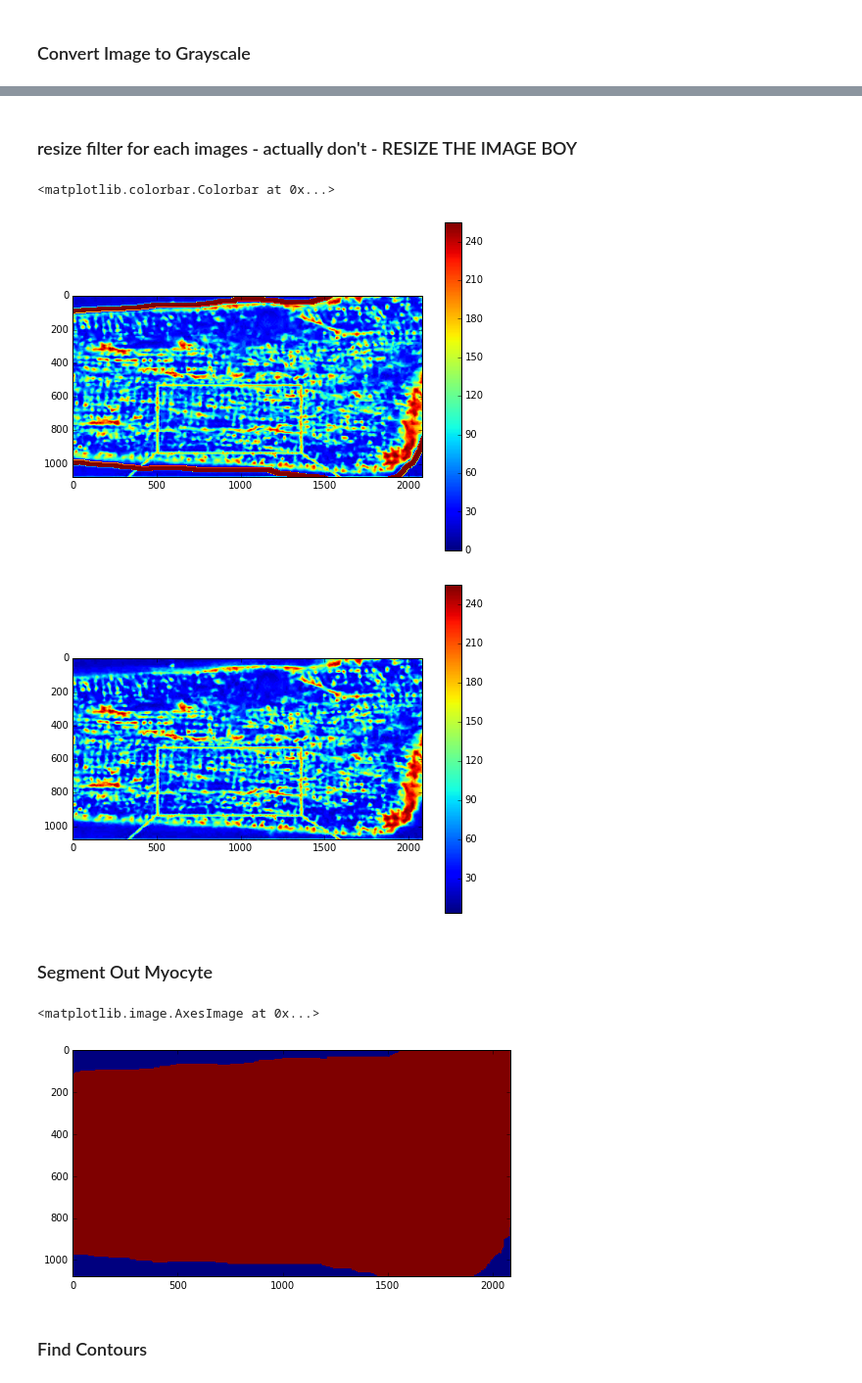
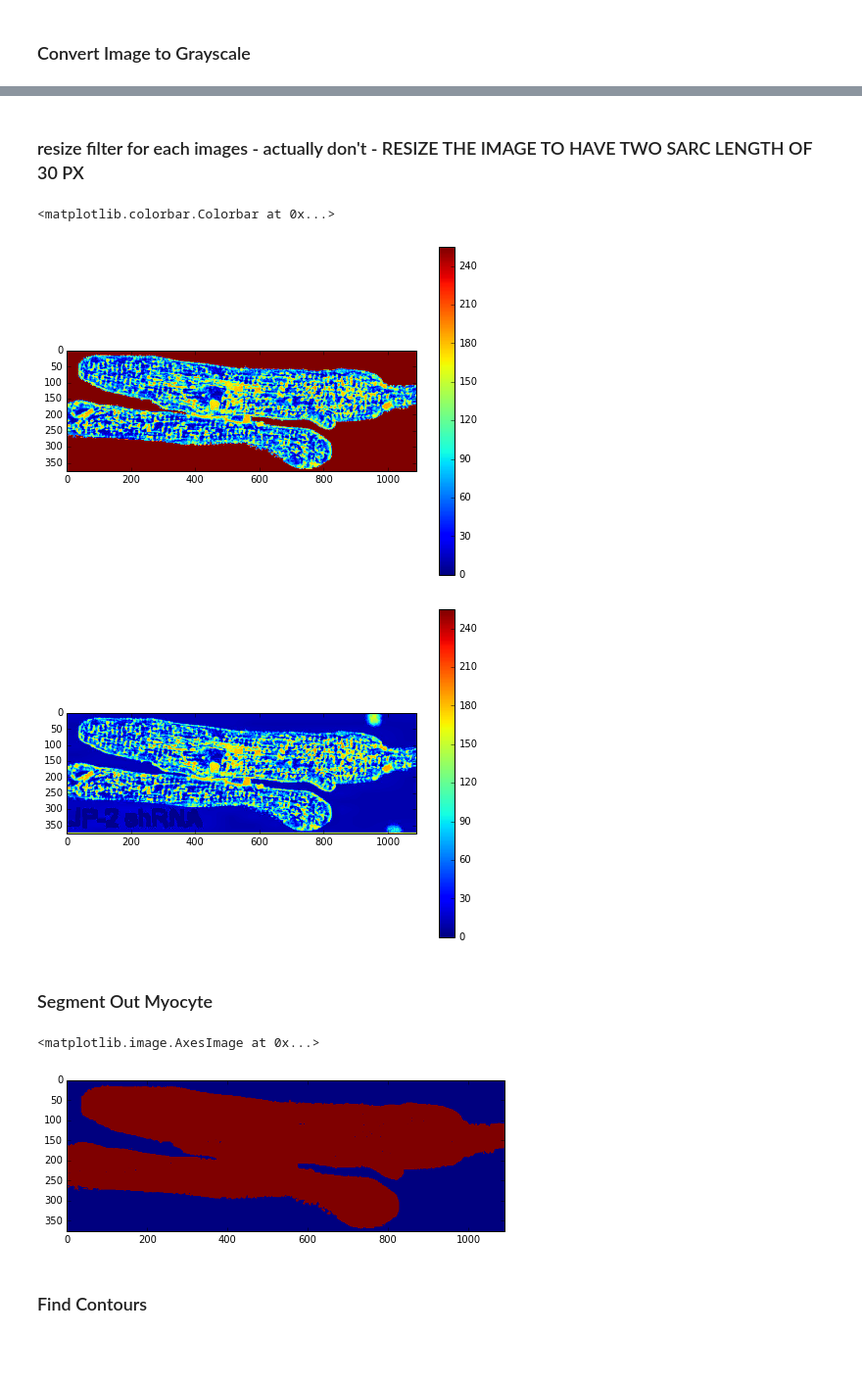
Before and after one commit to huskeypm/sparkdetection, a Jupyter notebook: mach/myocyte_filter_statistics.ipynb, the cells around one changed output, grey strips where cells are left out. Shown at 98% size. Saved outputs shown, nothing was run; the diff lists cells and outputs as text; code cells hidden in the pictures; blank space fills up the shorter version.

```diff
--- a/mach/myocyte_filter_statistics.ipynb
+++ b/mach/myocyte_filter_statistics.ipynb
@@ -292,12 +319,21 @@ sarcolemmaSizeInImages = 9.
+# %%
+boxHeight = 30
+
+filterTwoSarcSize = 25.
+resizedTwoSarcSize = 30. # setting this to be just slightly above the filter size
 # %% [markdown]
 ### Read in Myocyte Image and Filter
 # %%
 root = "./images/Full_Myocytes/"
 #fileName = "WeiRV_earlyHF_enhanced_Loss1.png"
-#fileNameCutaway = "Wei_JP2knockdown_enhanced_cutaway.png"
-fileNameCutaway = "SongHF_enhanced_cutaway.png"
-#fileName = "Wei_JP2knockdown_enhanced.png"
-fileName = "SongHF_enhanced.png"
+fileName = "Wei_JP2knockdown_enhanced.png"
+fileNameCutaway = "Wei_JP2knockdown_enhanced_cutaway.png"
+
+#fileNameCutaway = "SongHF_enhanced_cutaway.png"
+#fileName = "SongHF_enhanced.png"
+
+#fileName = 'Guo2013Fig1C_enhanced.png'
+#fileNameCutaway = 'Guo2013Fig1C_enhanced_cutaway.png'
 
 mask = True
 if mask:
@@ -310,3 +348,10 @@ imgDim = np.shape(imgCutaway)[:2]
+# %%
+if fileName == 'SongHF_enhanced.png':
+    twoSarcSizeImg = 16. # [px]
+if fileName == 'Wei_JP2knockdown_enhanced.png':
+    twoSarcSizeImg = 25. # [px] Note that this myocyte is pretty messed up and does not have regular distributions of length
+if fileName == 'Guo2013Fig1C_enhanced.png':
+    twoSarcSizeImg = 20.
 # %%
 filter_root = root+"../Remodeled_TTs/"
 truthFilterName = "TT_Idealized_Loss_TruthFilter.png"
@@ -335,12 +383,13 @@ plt.colorbar()
 # %% [markdown]
-### resize filter for each images - actually don't - RESIZE THE IMAGE BOY
+### resize filter for each images - actually don't - RESIZE THE IMAGE TO HAVE TWO SARC LENGTH OF 30 PX
 # %%
 
-filterSizeBar = 51.
+#filterSizeBar = 51.
 #scale = sarcSizeImgs / filterSizeBar
 #truthFilter = cv2.resize(truthFilter, None, fx=scale, fy=1., interpolation = cv2.INTER_CUBIC)
-#imshow(truthFilter)
-scale = filterSizeBar / sarcolemmaSizeInImages
+
+
+scale = resizedTwoSarcSize / twoSarcSizeImg
 grayResized = cv2.resize(gray, None, fx=scale, fy=scale, interpolation = cv2.INTER_CUBIC)
 grayFullResized = cv2.resize(grayFull, None, fx=scale, fy=scale, interpolation = cv2.INTER_CUBIC)
 imgDim = [int(imgDim [0] * scale), int(imgDim[1] * scale)]
@@ -351,24 +400,36 @@ imshow(grayFullResized)
 plt.colorbar()
 # %% [output]
 <matplotlib.colorbar.Colorbar at 0x...>
-[figure, old version]
+[figure, new version]
-[figure, old version]
+[figure, new version]
 # %% [markdown]
 ### Segment Out Myocyte
 # %%
 if fileName != "SongHF_enhanced.png":
     retval, thresh = cv2.threshold(grayResized.copy(), 200, 255, cv2.THRESH_BINARY_INV)
 
 else:
     maskedImg = cv2.imread('./images/Full_Myocytes/'+fileNameMask)
     #print maskedImg
     grayMask = cv2.cvtColor(maskedImg, cv2.COLOR_BGR2GRAY)
     grayMaskResized = cv2.resize(grayMask, None, fx=scale, fy=scale, interpolation = cv2.INTER_CUBIC)
     retval, thresh = cv2.threshold(grayMaskResized.copy(), 200, 255, cv2.THRESH_BINARY)
+
+
+if fileName == "SongHF_enhanced.png":
+    maskedImg = cv2.imread('./images/Full_Myocytes/'+fileNameMask)
+    #print maskedImg
+    grayMask = cv2.cvtColor(maskedImg, cv2.COLOR_BGR2GRAY)
+    grayMaskResized = cv2.resize(grayMask, None, fx=scale, fy=scale, interpolation = cv2.INTER_CUBIC)
+    retval, thresh = cv2.threshold(grayMaskResized.copy(), 200, 255, cv2.THRESH_BINARY)
+elif fileName == "Wei_JP2knockdown_enhanced":
+    retval, thresh = cv2.threshold(grayResized.copy(), 200, 1, cv2.THRESH_BINARY_INV)
+elif fileName == "Guo2013Fig1C_enhanced.png":
+    retval, thresh = cv2.threshold(grayResized.copy(), 1,255,cv2.THRESH_BINARY)
 imshow(thresh)
 # %% [output]
 <matplotlib.image.AxesImage at 0x...>
-[figure, old version]
+[figure, new version]
 # %% [markdown]
 ### Find Contours
 # %%
```
Also changed, not shown: parts of 23 cells of this notebook, 1 other file.
